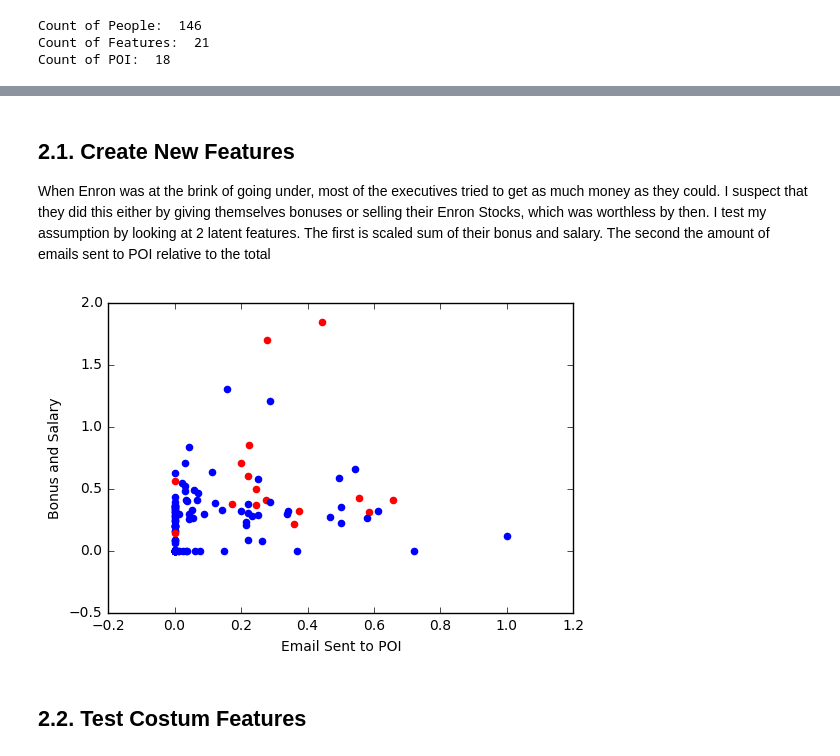
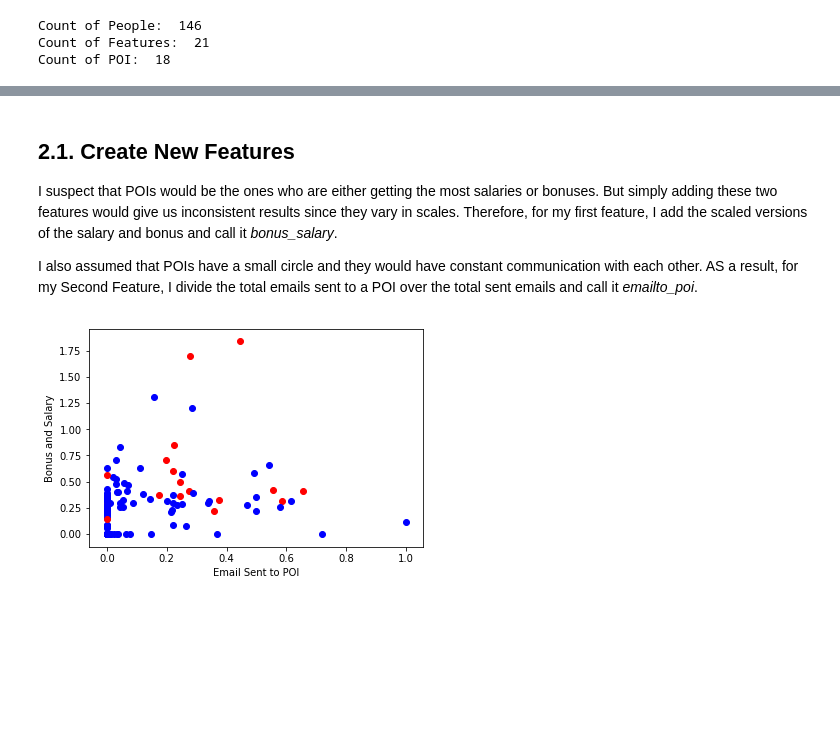
Before and after one commit to cmd-master/iml-enron-fraudcase, a Jupyter notebook: final_project/poi_analysis.ipynb, the cells around one changed output, grey strips where cells are left out. Saved outputs shown, nothing was run; the diff lists cells and outputs as text; code cells hidden in the pictures; blank space fills up the shorter version.

```diff
--- a/final_project/poi_analysis.ipynb
+++ b/final_project/poi_analysis.ipynb
@@ -61,17 +60,17 @@ def plotScatter(dat, title, labels=features_list):
     for point in dat:
         poi = point[0]
         if poi == 0:
-            plt.scatter( point[1], point[2], color = "blue" )
+            plt.scatter(point[1], point[2], color = "blue")
         else:
-            plt.scatter( point[1], point[2], color = "red" )
+            plt.scatter(point[1], point[2], color = "red")
     plt.ylabel(labels[1])
     plt.xlabel(labels[2])
     plt.title(title)
     plt.show()
 
 plotScatter(data, "Before Outlier Removal")
+data_dict.pop("THE TRAVEL AGENCY IN THE PARK", 0)
 data_dict.pop("TOTAL", 0)
-data = featureFormat(my_dataset, features_list,
-                     sort_keys=True, remove_all_zeroes=False)
+data = featureFormat(my_dataset, features_list, sort_keys=True, remove_all_zeroes=False)
 plotScatter(data, "After Outlier Removal")
 # %% [output]
@@ -80,9 +79,10 @@ plotScatter(data, "After Outlier Removal")
-# %% [markdown]
-## 2.1. Create New Features
-When Enron was at the brink of going under, most of the executives tried to get as much money as they could. I suspect that they did this either by giving themselves bonuses or selling their Enron Stocks, which was worthless by then. I test my assumption by looking at 2 latent features. The first is scaled sum of their bonus and salary. The second the amount of emails sent to POI relative to the total
+# %% [markdown]
+## 2.1. Create New Features
+I suspect that POIs would be the ones who are either getting the most salaries or bonuses. But simply adding these two features would give us inconsistent results since they vary in scales. Therefore, for my first feature, I add the scaled versions of the salary and bonus and call it *bonus_salary*.
+
+I also assumed that POIs have a small circle and they would have constant communication with each other. AS a result, for my Second Feature, I divide the total emails sent to a POI over the total sent emails and call it *emailto_poi*.
 # %%
 ### Task 3: Create new feature(s)
-from sklearn.decomposition import PCA
 from sklearn.preprocessing import MinMaxScaler
 
 labels, features = targetFeatureSplit(data)
@@ -91,12 +91,6 @@ def doScale(dat):
     scaler = MinMaxScaler()
     rescaled = scaler.fit_transform(dat)
     return rescaled
-
-def doPCA(dat):
-    pca = PCA(n_components = 1)
-    pca.fit(dat)
-    transform = pca.transform(dat)
-    return transform
 
 def addNewFeature(dat, num, name):
     new = {}
@@ -120,64 +114,53 @@ def selectFeatures(dat, var):
     feat = []
     for i, u in enumerate(var):
         feat.append(features_list.index(u) - 1)
 
     for v in dat:
         elem = []
         for f in feat:
             elem.append(v[f])
         new.append(elem)
-
     return np.array(new)
 
-def computeFraction(dat):
+def compute(dat, how):
     new = []
-    for i in dat:
-        elem = []
-        if (i[0] <= 0) | (i[1] <= 0):
-            elem.append(0.)
-        else:
-            elem.append(i[0] / i[1])
-
-        new.append(elem)
+    if how == "sum":
+        for i in dat:
+            elem = []
+            total = sum(i)
+            elem.append(total)
+            new.append(elem)
+    elif how == "divide":
+        for i in dat:
+            elem = []
+            if (i[0] <= 0) | (i[1] <= 0):
+                elem.append(0.)
+            else:
+                elem.append(i[0] / i[1])
+            new.append(elem)
     return np.array(new)
-
-def computeSum(dat):
-    new = []
-    for i in dat:
-        elem = []
-        total = sum(i)
-        elem.append(total)
-        new.append(elem)
-    return np.array(new)
-
-feat_re = doScale(features)
-
-bonus_re = selectFeatures(feat_re, ["bonus", "salary"])
-bonus_sc = doScale(bonus_re)
-bonus_sm = computeSum(bonus_sc)
-
-email_from = selectFeatures(features, ["from_this_person_to_poi", "from_messages"])
-emailto_poi = computeFraction(email_from)
 
 def plotComparison(labels, feat1, feat2):
     for xx, jj, ii in zip(labels, feat1, feat2):
         if xx == 0:
             plt.scatter(jj, ii, color="b")
         else:
             plt.scatter(jj, ii, color="r")
 
     plt.ylabel("Bonus and Salary")
     plt.xlabel("Email Sent to POI")
     plt.show()
 
+feat_re = doScale(features)
+bonus_re = selectFeatures(feat_re, ["bonus", "salary"])
+bonus_sm = compute(bonus_re, "sum")
+
+email_from = selectFeatures(features, ["from_this_person_to_poi", "from_messages"])
+emailto_poi = compute(email_from, "divide")
+
 plotComparison(labels, emailto_poi, bonus_sm)
 
 my_dataset = addNewFeature(my_dataset, bonus_sm, "bonus_salary")
 my_dataset = addNewFeature(my_dataset, emailto_poi, "emailto_poi")
-# pprint.pprint(test)
-# print features_list
-# pprint.pprint(my_dataset)
 # %% [output]
-[figure, old version]
+[figure, new version]
-# %% [markdown]
-## 2.2. Test Costum Features
```
Also changed, not shown: parts of 15 cells of this notebook.
